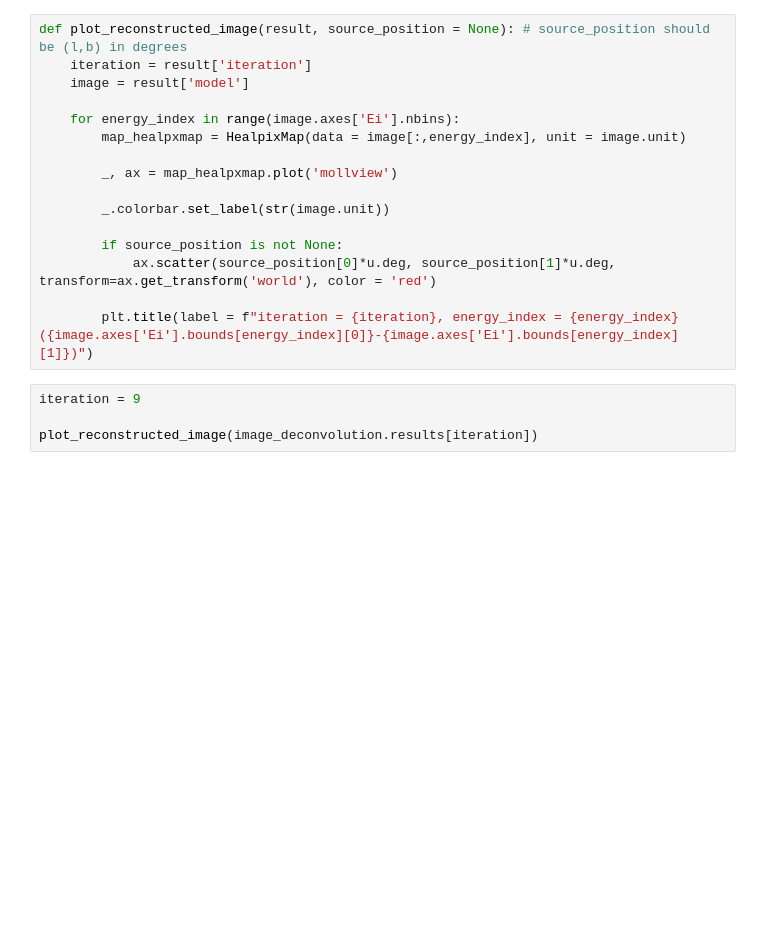
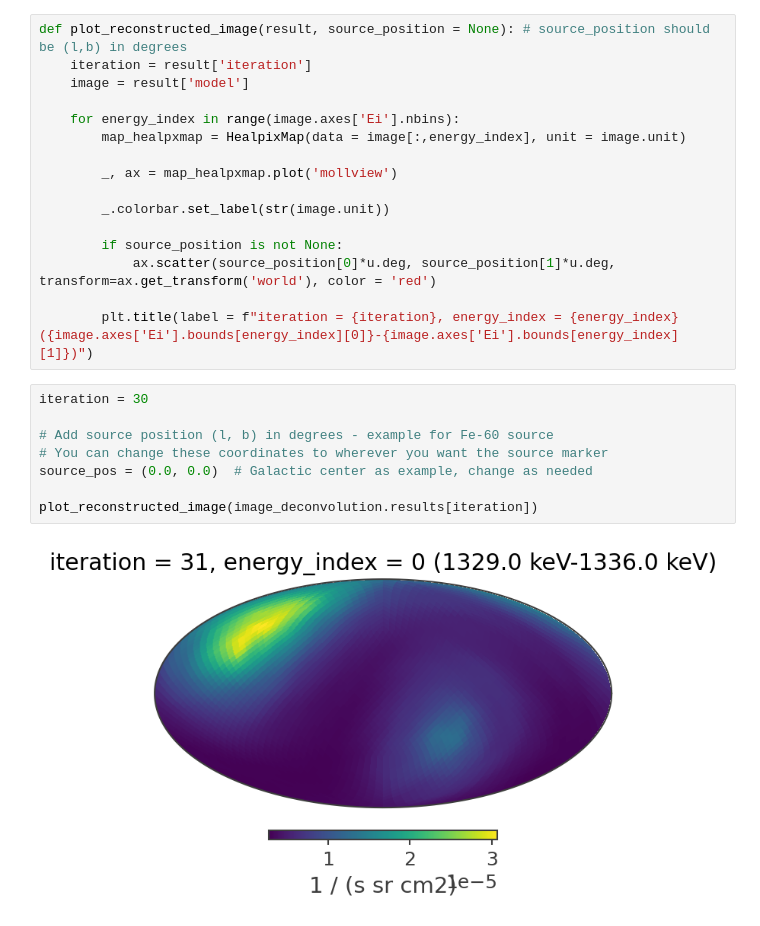
Before and after one commit to RiceKon/cosipy, a Jupyter notebook: docs/tutorials/60Fe/testing/testing.ipynb, the cells around one changed output. Saved outputs shown, nothing was run; the diff lists cells and outputs as text; blank space fills up the shorter version.

```diff
--- a/docs/tutorials/60Fe/testing/testing.ipynb
+++ b/docs/tutorials/60Fe/testing/testing.ipynb
@@ -507,8 +405,14 @@ def plot_reconstructed_image(result, source_position = None): # source_position
             ax.scatter(source_position[0]*u.deg, source_position[1]*u.deg, transform=ax.get_transform('world'), color = 'red')
 
         plt.title(label = f"iteration = {iteration}, energy_index = {energy_index} ({image.axes['Ei'].bounds[energy_index][0]}-{image.axes['Ei'].bounds[energy_index][1]})")
-# %%
-iteration = 9
-
-plot_reconstructed_image(image_deconvolution.results[iteration])
+# %%
+iteration = 30
+
+# Add source position (l, b) in degrees - example for Fe-60 source
+# You can change these coordinates to wherever you want the source marker
+source_pos = (0.0, 0.0)  # Galactic center as example, change as needed
+
+plot_reconstructed_image(image_deconvolution.results[iteration])
+# %% [output]
+[figure, added]
 # %%
```
Also changed, not shown: parts of 47 cells of this notebook.
